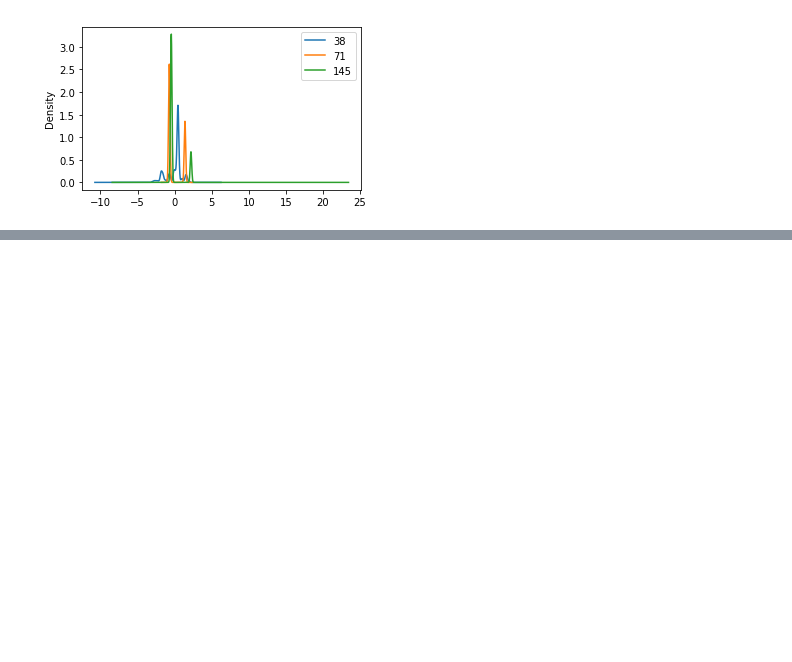
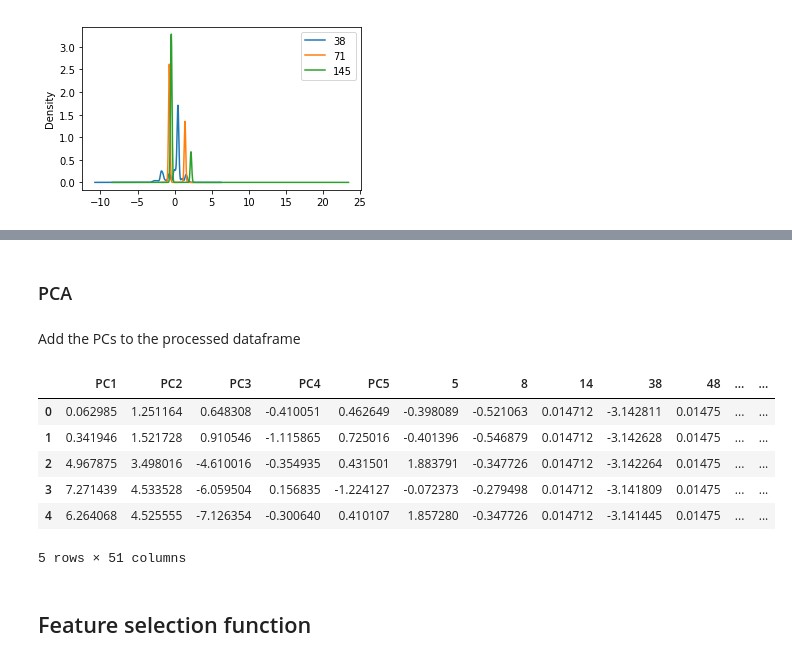
Before and after one commit to AML-Project-Group/impersonation_detection, a Jupyter notebook: Main.ipynb, the cells around one changed output, grey strips where cells are left out. Drawn from its saved outputs; the diff is of its cells as text; code cells hidden in the pictures; blank space fills up the shorter version.

```diff
--- a/Main.ipynb
+++ b/Main.ipynb
@@ -365,0 +419,2 @@ while the test dataset has 43 features and 1 class
+# %% [markdown]
+### PCA
@@ -365,0 +423,18 @@ while the test dataset has 43 features and 1 class
+# %%
+pca = PCA(n_components=5)
+pcaX = pca.fit_transform(processed_df.iloc[:,:-1])
+# %% [markdown]
+Add the PCs to the processed dataframe
+# %%
+processed_with_pcs = pd.DataFrame(pcaX,columns=[f"PC{i}" for i in range(1,6)]).join(processed_df)
+processed_with_pcs.head()
+# %% [output]
+|  | PC1 | PC2 | PC3 | PC4 | PC5 | 5 | 8 | 14 | 38 | 48 | ... | ... |
+| 0 | 0.062985 | 1.251164 | 0.648308 | -0.410051 | 0.462649 | -0.398089 | -0.521063 | 0.014712 | -3.142811 | 0.01475 | ... | ... |
+| 1 | 0.341946 | 1.521728 | 0.910546 | -1.115865 | 0.725016 | -0.401396 | -0.546879 | 0.014712 | -3.142628 | 0.01475 | ... | ... |
+| 2 | 4.967875 | 3.498016 | -4.610016 | -0.354935 | 0.431501 | 1.883791 | -0.347726 | 0.014712 | -3.142264 | 0.01475 | ... | ... |
+| 3 | 7.271439 | 4.533528 | -6.059504 | 0.156835 | -1.224127 | -0.072373 | -0.279498 | 0.014712 | -3.141809 | 0.01475 | ... | ... |
+| 4 | 6.264068 | 4.525555 | -7.126354 | -0.300640 | 0.410107 | 1.857280 | -0.347726 | 0.014712 | -3.141445 | 0.01475 | ... | ... |
+5 rows × 51 columns
+# %% [markdown]
+## Feature selection function
```
Also changed, not shown: parts of 11 cells of this notebook.
